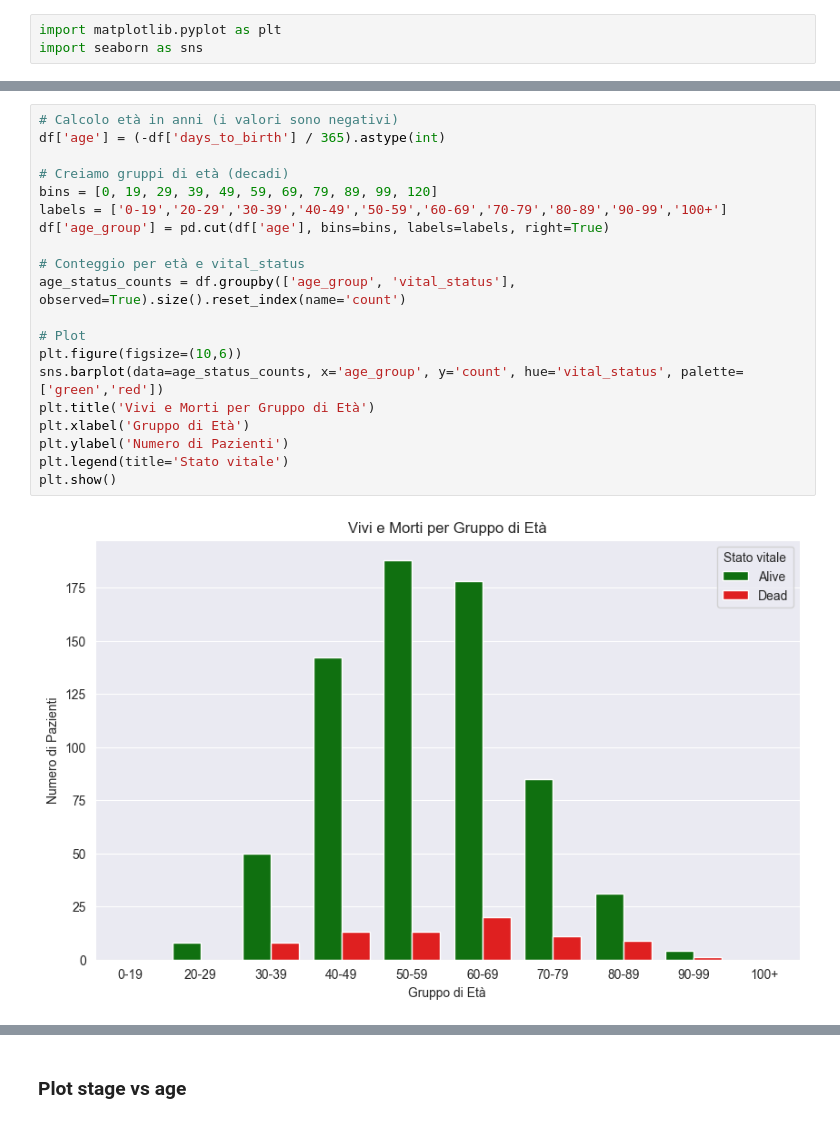
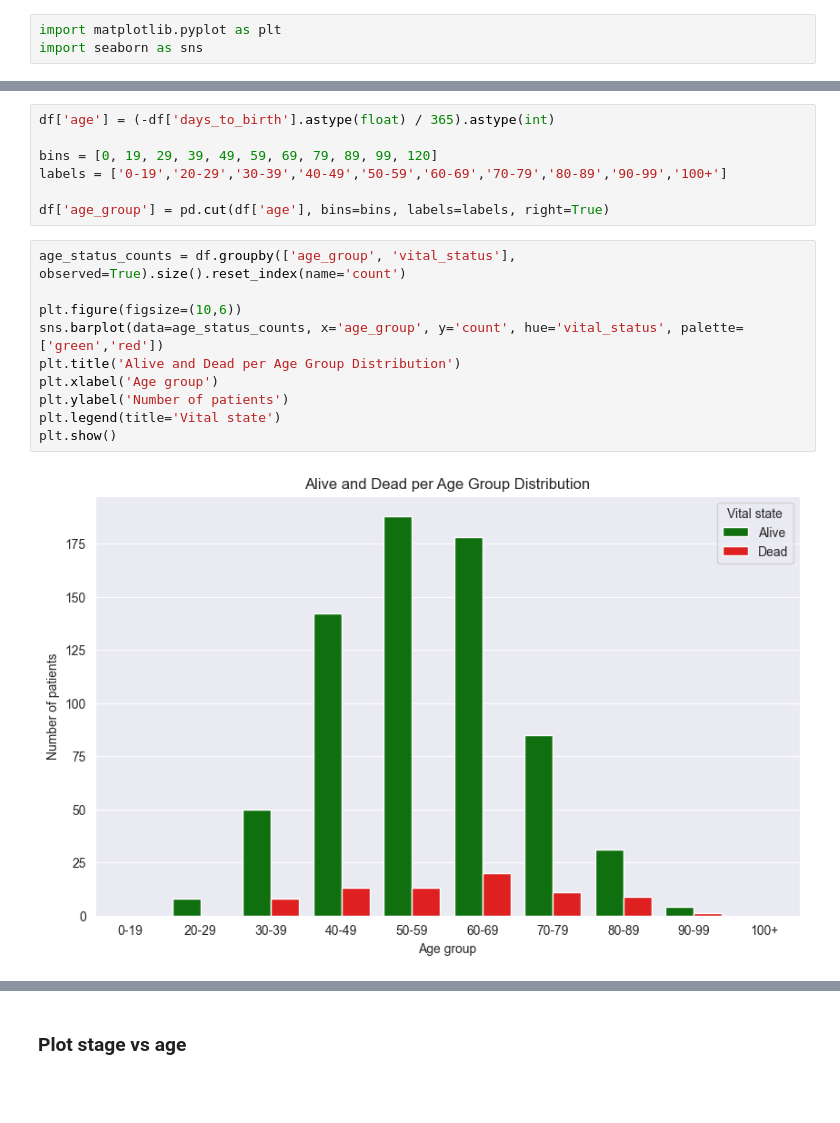
Before and after one commit to giorgiaBertacchini/miRNA_survival_analysis, a Jupyter notebook: notebooks/data_analysis.ipynb, the cells around one changed output, grey strips where cells are left out. Drawn from its saved outputs; the diff is of its cells as text; blank space fills up the shorter version.

```diff
--- a/notebooks/data_analysis.ipynb
+++ b/notebooks/data_analysis.ipynb
@@ -459,23 +490,20 @@ plt.show()
+# %%
+df['age'] = (-df['days_to_birth'].astype(float) / 365).astype(int)
+
+bins = [0, 19, 29, 39, 49, 59, 69, 79, 89, 99, 120]
+labels = ['0-19','20-29','30-39','40-49','50-59','60-69','70-79','80-89','90-99','100+']
+
+df['age_group'] = pd.cut(df['age'], bins=bins, labels=labels, right=True)
 # %%
-# Calcolo età in anni (i valori sono negativi)
-df['age'] = (-df['days_to_birth'] / 365).astype(int)
-
-# Creiamo gruppi di età (decadi)
-bins = [0, 19, 29, 39, 49, 59, 69, 79, 89, 99, 120]
-labels = ['0-19','20-29','30-39','40-49','50-59','60-69','70-79','80-89','90-99','100+']
-df['age_group'] = pd.cut(df['age'], bins=bins, labels=labels, right=True)
-
-# Conteggio per età e vital_status
 age_status_counts = df.groupby(['age_group', 'vital_status'], observed=True).size().reset_index(name='count')
 
-# Plot
 plt.figure(figsize=(10,6))
 sns.barplot(data=age_status_counts, x='age_group', y='count', hue='vital_status', palette=['green','red'])
-plt.title('Vivi e Morti per Gruppo di Età')
-plt.xlabel('Gruppo di Età')
-plt.ylabel('Numero di Pazienti')
-plt.legend(title='Stato vitale')
+plt.title('Alive and Dead per Age Group Distribution')
+plt.xlabel('Age group')
+plt.ylabel('Number of patients')
+plt.legend(title='Vital state')
 plt.show()
 # %% [output]
-[figure, old version]
+[figure, new version]
 # %%
```
Also changed, not shown: parts of 24 cells of this notebook, 1 other file.
